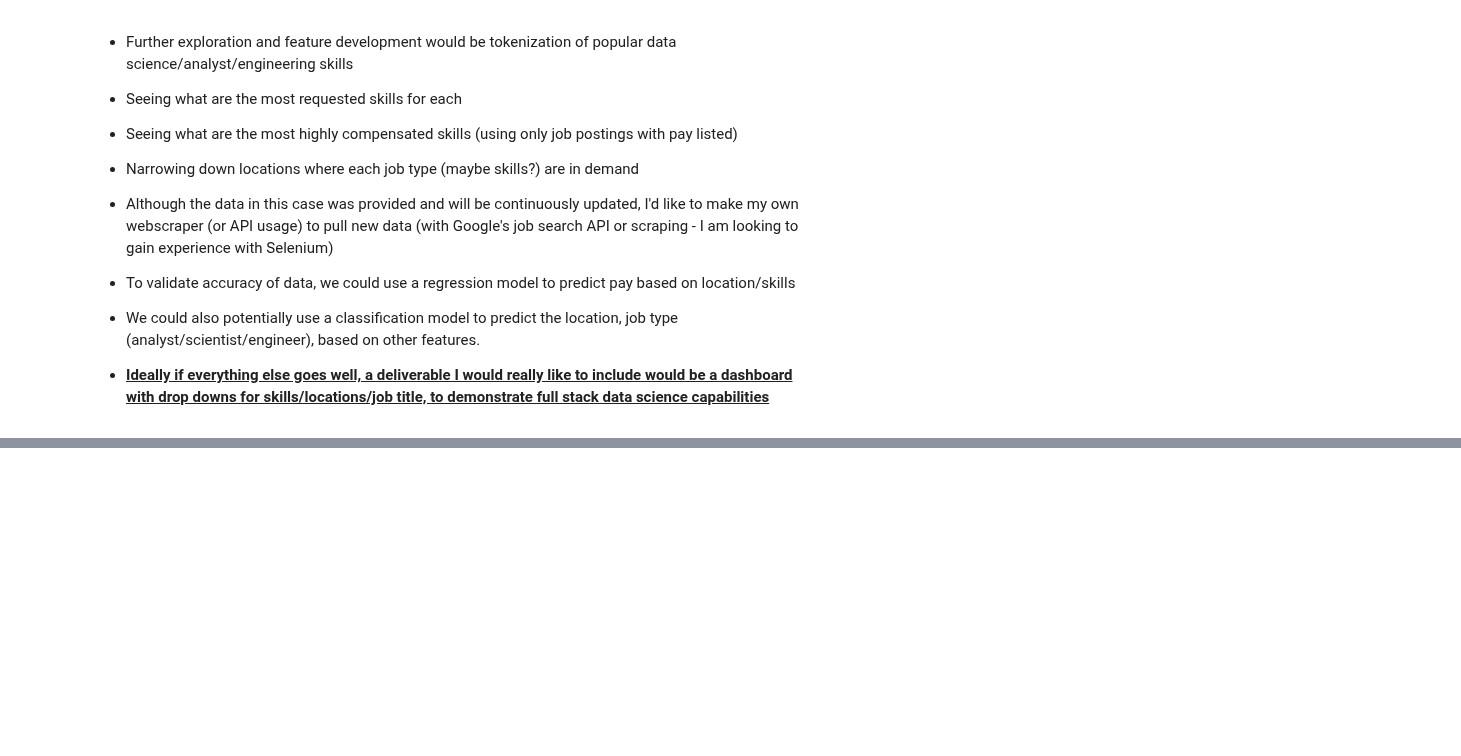
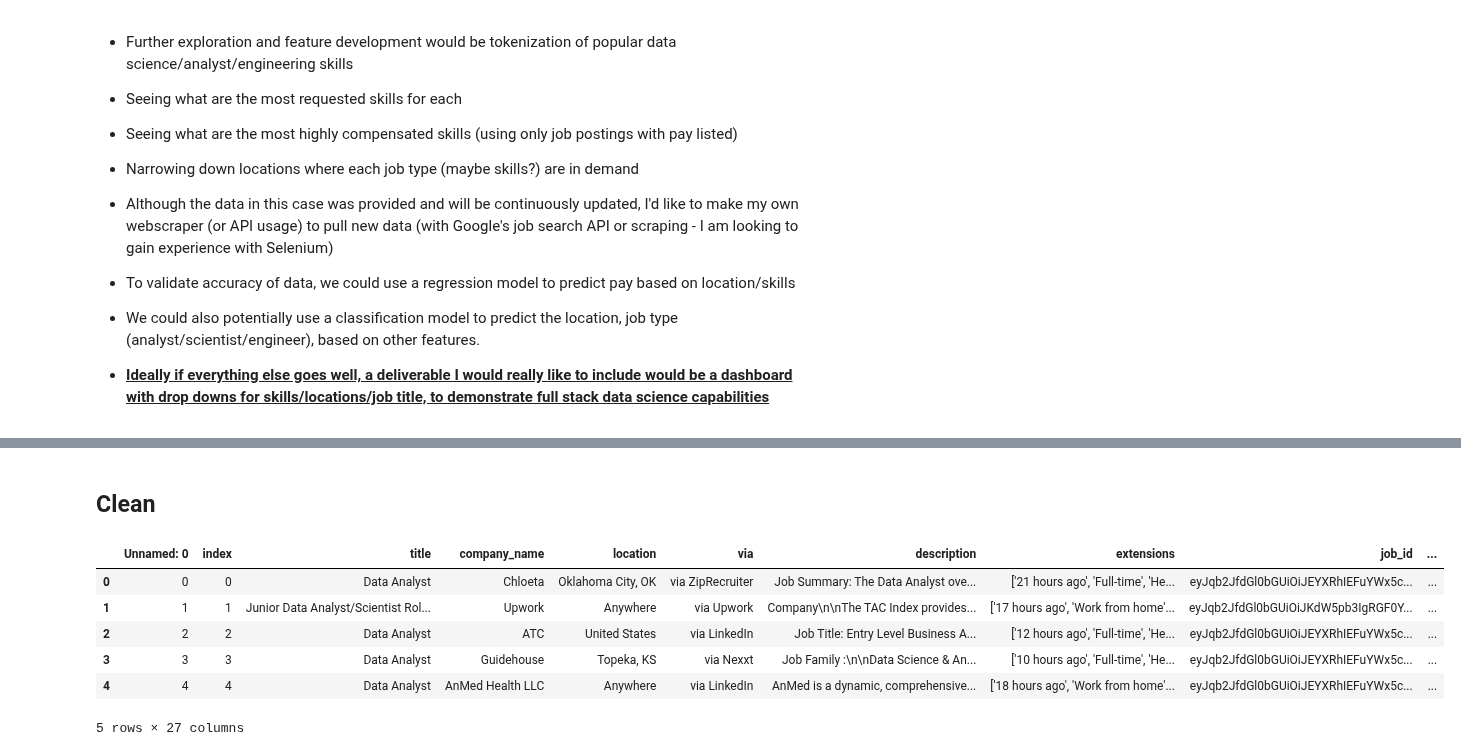
Before and after one commit to Decoding-Data-Jobs/data-jobs-project, a Jupyter notebook: click_working/click_draft.ipynb, the cells around one changed output, grey strips where cells are left out. Saved outputs shown, nothing was run; the diff lists cells and outputs as text; code cells hidden in the pictures; blank space fills up the shorter version.

```diff
--- a/click_working/click_draft.ipynb
+++ b/click_working/click_draft.ipynb
@@ -209,0 +253,12 @@ to pull new data (with Google's job search API or scraping - I am looking to gai
+# %% [markdown]
+## Clean
+# %%
+df.head()
+# %% [output]
+|  | Unnamed: 0 | index | title | company_name | location | via | description | extensions | job_id | ... |
+| 0 | 0 | 0 | Data Analyst | Chloeta | Oklahoma City, OK | via ZipRecruiter | Job Summary: The Data Analyst ove... | ['21 hours ago', 'Full-time', 'He... | eyJqb2JfdGl0bGUiOiJEYXRhIEFuYWx5c... | ... |
+| 1 | 1 | 1 | Junior Data Analyst/Scientist Rol... | Upwork | Anywhere | via Upwork | Company\n\nThe TAC Index provides... | ['17 hours ago', 'Work from home'... | eyJqb2JfdGl0bGUiOiJKdW5pb3IgRGF0Y... | ... |
+| 2 | 2 | 2 | Data Analyst | ATC | United States | via LinkedIn | Job Title: Entry Level Business A... | ['12 hours ago', 'Full-time', 'He... | eyJqb2JfdGl0bGUiOiJEYXRhIEFuYWx5c... | ... |
+| 3 | 3 | 3 | Data Analyst | Guidehouse | Topeka, KS | via Nexxt | Job Family :\n\nData Science & An... | ['10 hours ago', 'Full-time', 'He... | eyJqb2JfdGl0bGUiOiJEYXRhIEFuYWx5c... | ... |
+| 4 | 4 | 4 | Data Analyst | AnMed Health LLC | Anywhere | via LinkedIn | AnMed is a dynamic, comprehensive... | ['18 hours ago', 'Work from home'... | eyJqb2JfdGl0bGUiOiJEYXRhIEFuYWx5c... | ... |
+5 rows × 27 columns
```
Also changed, not shown: parts of 10 cells of this notebook.
